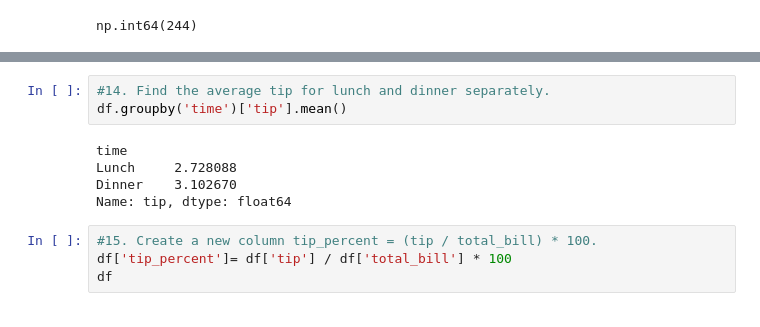
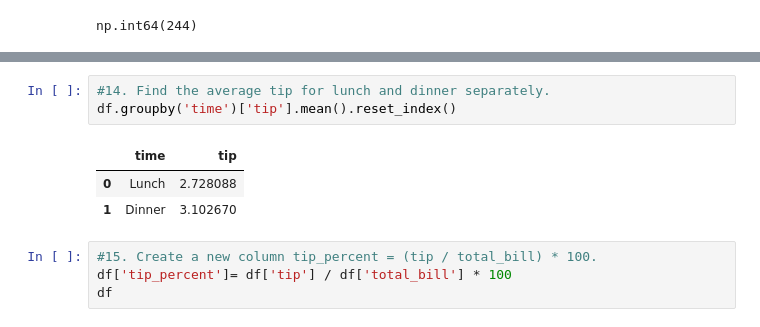
Before and after one commit to AshishMulani/DataAnalytics, a Jupyter notebook: Assignments/8007_SL_Assignment.ipynb, the cells around one changed output, grey strips where cells are left out. Drawn from its saved outputs; the diff is of its cells as text.

```diff
--- a/Assignments/8007_SL_Assignment.ipynb
+++ b/Assignments/8007_SL_Assignment.ipynb
@@ -140,11 +137,10 @@ np.float64(731.5799999999999)
 # %%
 #14. Find the average tip for lunch and dinner separately.
-df.groupby('time')['tip'].mean()
+df.groupby('time')['tip'].mean().reset_index()
 # %% [output]
-time
-Lunch     2.728088
-Dinner    3.102670
-Name: tip, dtype: float64
+|  | time | tip |
+| 0 | Lunch | 2.728088 |
+| 1 | Dinner | 3.102670 |
 # %%
 #15. Create a new column tip_percent = (tip / total_bill) * 100.
 df['tip_percent']= df['tip'] / df['total_bill'] * 100
```
Also changed, not shown: parts of 7 cells of this notebook, 1 other file.
